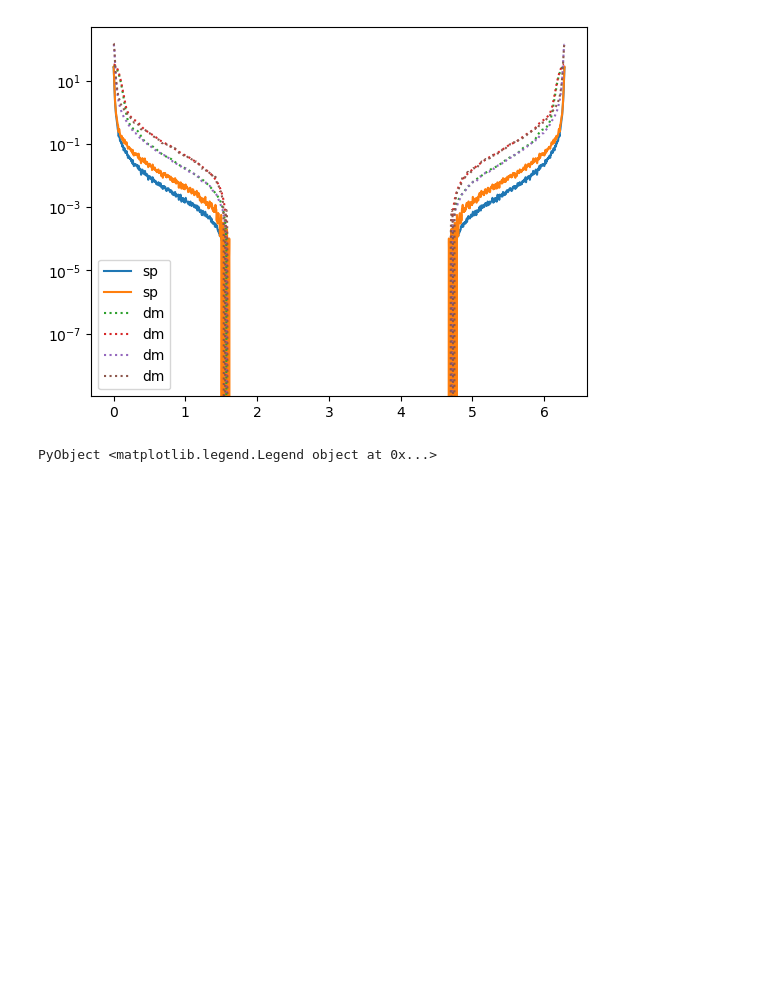
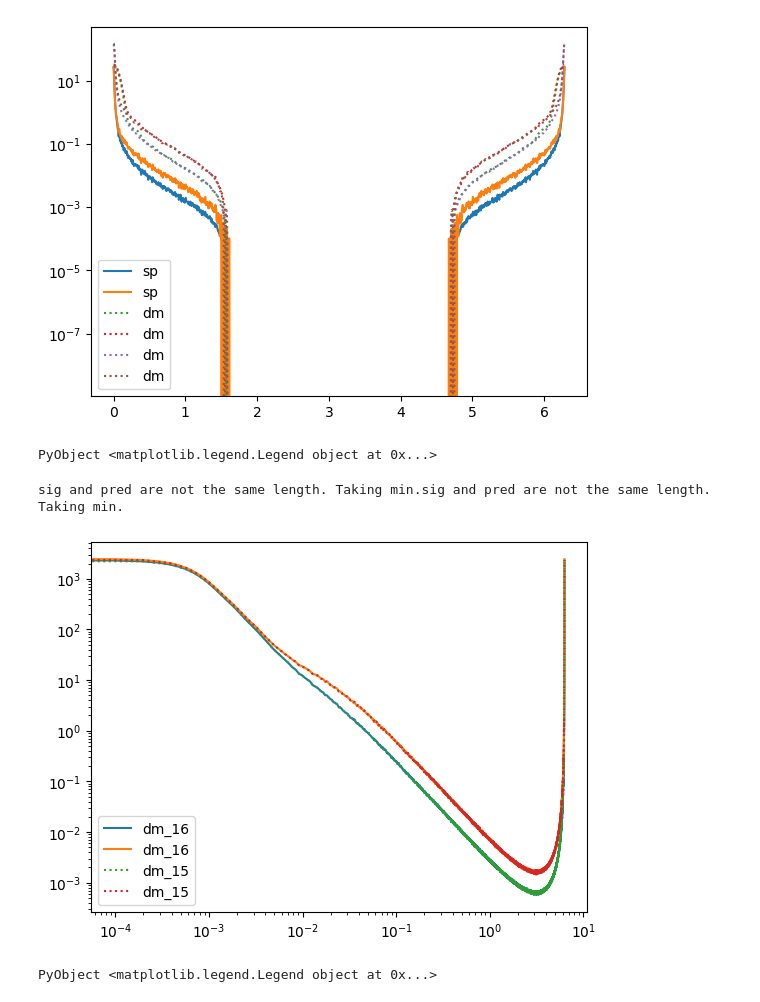
Before and after one commit to JaredMcB/DDRM, a Jupyter notebook: Tools/ToolBoxTest/Cross Spectral Density Estimator Comparison.ipynb, the cells around one changed output. Saved outputs shown, nothing was run; the diff lists cells and outputs as text; code cells hidden in the pictures; blank space fills up the shorter version.

```diff
--- a/Tools/ToolBoxTest/Cross Spectral Density Estimator Comparison.ipynb
+++ b/Tools/ToolBoxTest/Cross Spectral Density Estimator Comparison.ipynb
@@ -311,3 +317,26 @@ legend()
 # %% [output]
 [figure]
 PyObject <matplotlib.legend.Legend object at 0x...>
+# %%
+# Model reduction Parameters
+L = 10000
+Nex = 2^16
+
+S_sp_16 = z_crossspect_fft(X_sig, X_pred; L, Nex);
+
+# Model reduction Parameters
+L = 10000
+Nex = 2^15
+
+S_sp_15 = z_crossspect_fft(X_sig, X_pred; L, Nex);
+# %% [output]
+sig and pred are not the same length. Taking min.sig and pred are not the same length. Taking min.
+# %%
+N = size(S_dm_16,3)
+loglog(2π*(0:N-1)/N,abs.(S_dm_16[1,:,:]'),label = "dm_16")
+N = size(S_dm_15,3)
+loglog(2π*(0:N-1)/N,abs.(S_dm_15[1,:,:]'),":",label = "dm_15")
+legend()
+# %% [output]
+[figure, added]
+PyObject <matplotlib.legend.Legend object at 0x...>
```
Also changed, not shown: parts of 2 cells of this notebook.
